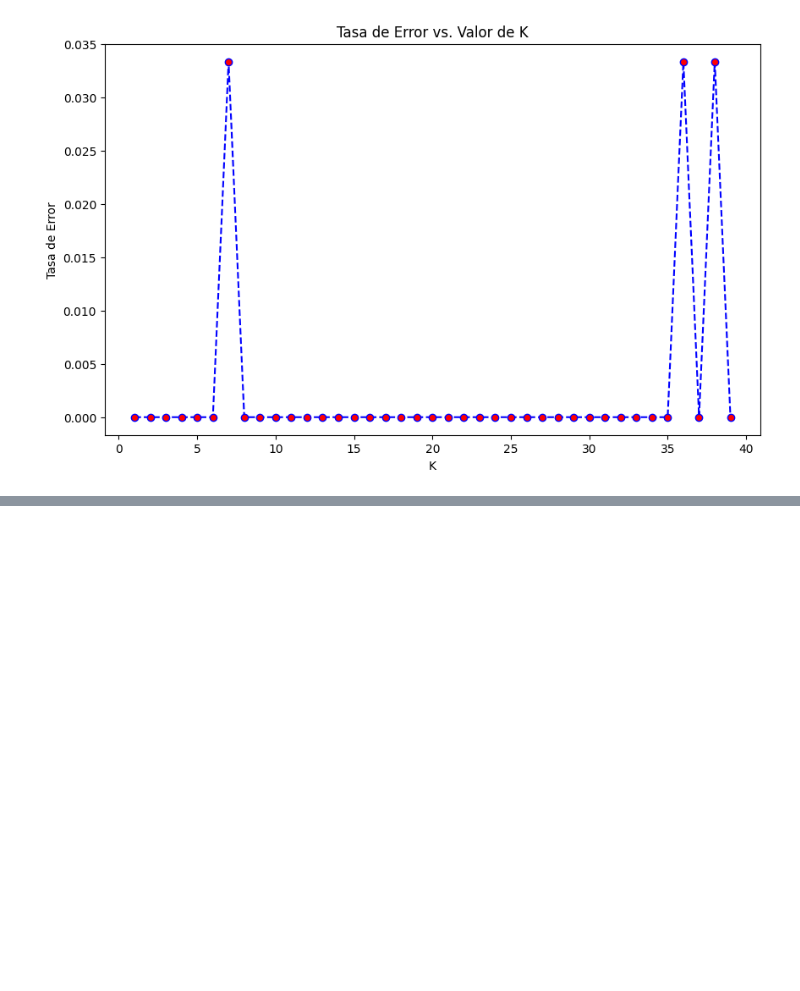
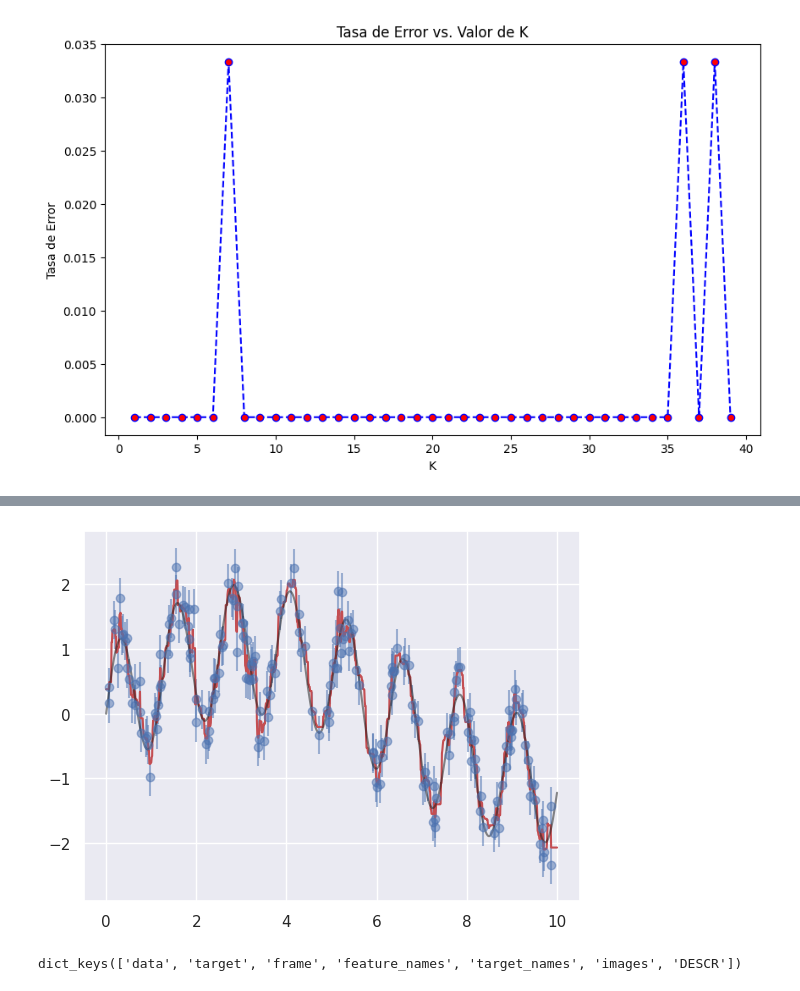
Before and after one commit to MartinezOrtizEduardoAntonio/mineria_de_datos, a Jupyter notebook: untitled1.ipynb, the cells around one changed output, grey strips where cells are left out. Cells and saved outputs as stored; diff of their text form; code cells hidden in the pictures; blank space fills up the shorter version.

```diff
--- a/untitled1.ipynb
+++ b/untitled1.ipynb
@@ -971,0 +1034,20 @@ plt.show()
+# %%
+from sklearn.ensemble import RandomForestRegressor
+forest = RandomForestRegressor(200)
+forest.fit(x[:, None], y)
+
+xfit = np.linspace(0, 10, 1000)
+yfit = forest.predict(xfit[:, None])
+ytrue = model(xfit, sigma=0)
+
+plt.errorbar(x, y, 0.3, fmt='o', alpha=0.5)
+plt.plot(xfit, yfit, '-r');
+plt.plot(xfit, ytrue, '-k', alpha=0.5);
+# %% [output]
+[figure, added]
+# %%
+from sklearn.datasets import load_digits
+digits = load_digits()
+digits.keys()
+# %% [output]
+dict_keys(['data', 'target', 'frame', 'feature_names', 'target_names', 'images', 'DESCR'])
```
Also changed, not shown: parts of 23 cells of this notebook.
